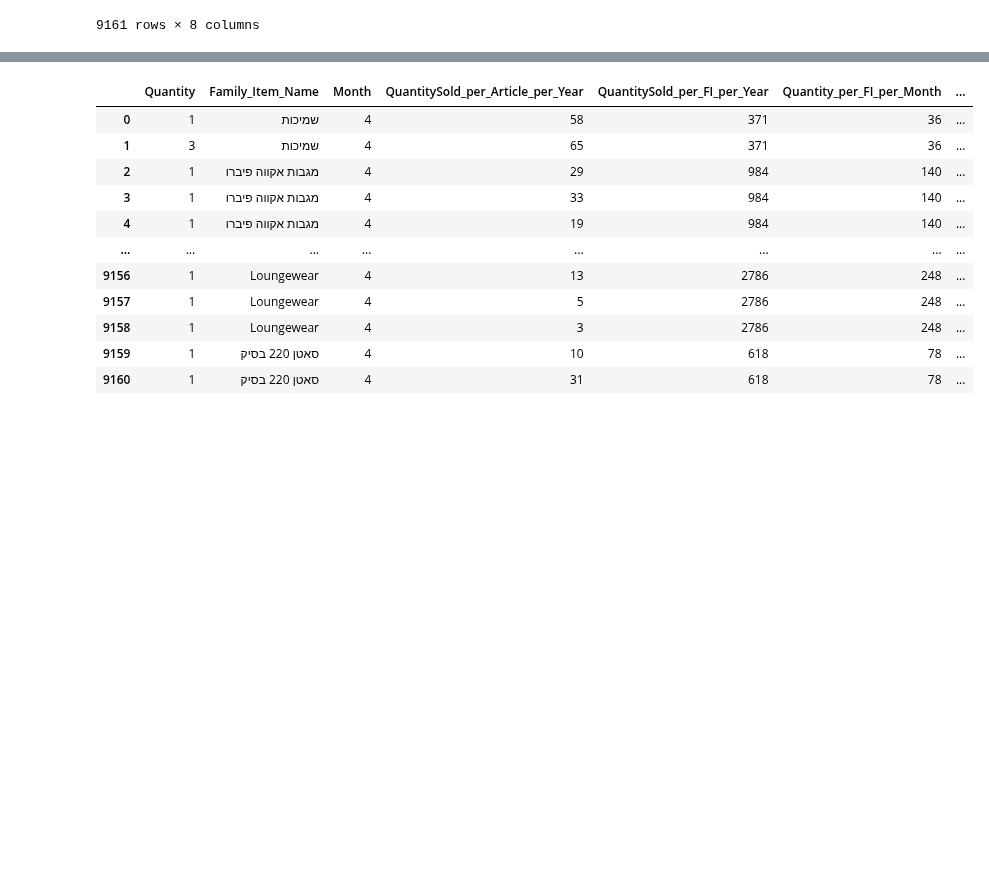
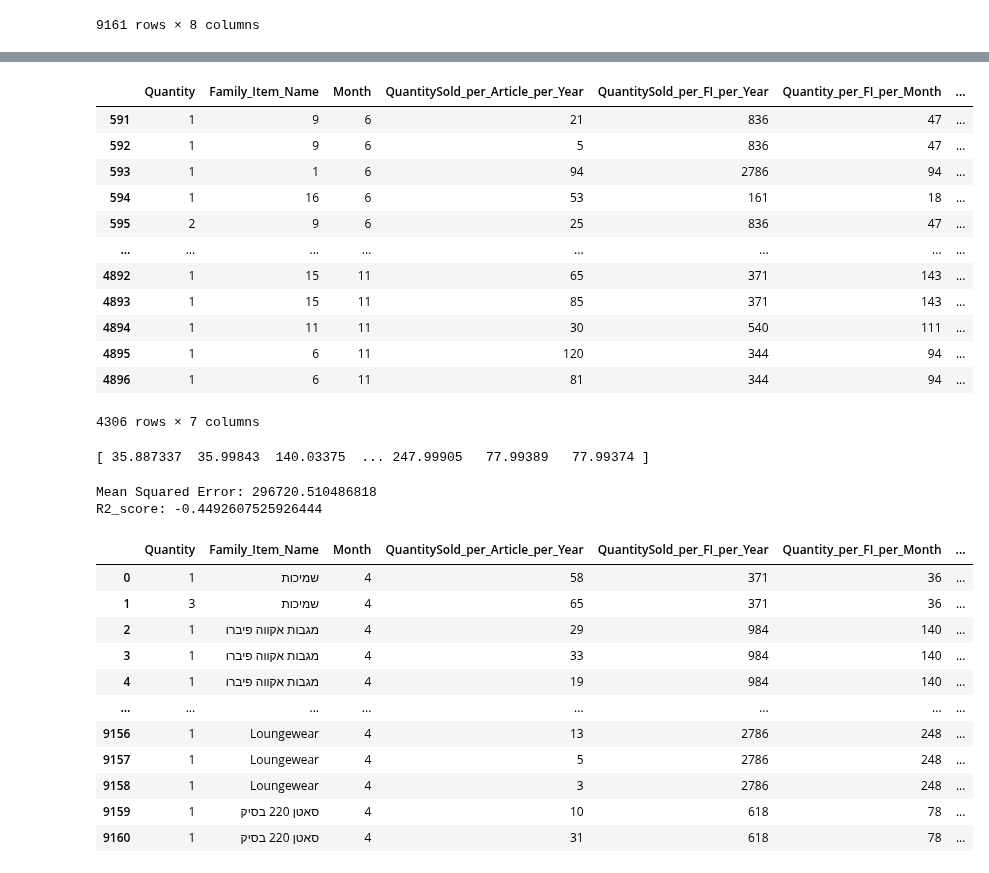
Before and after one commit to Nlasry1996/Nautica-Home, a Jupyter notebook: FamilyItemPred.ipynb, the cells around one changed output, grey strips where cells are left out. Saved outputs shown, nothing was run; the diff lists cells and outputs as text; code cells hidden in the pictures; blank space fills up the shorter version.

```diff
--- a/FamilyItemPred.ipynb
+++ b/FamilyItemPred.ipynb
@@ -574,3 +614,51 @@ df
+# %%
+df_secpart=df[df['Month'] > 5].copy()
+df_secpart= df_secpart.iloc[:4306]
+df_secpart=df_secpart.drop(['Predictions_FI'],axis=1)
+df_secpart
+# %% [output]
+|  | Quantity | Family_Item_Name | Month | QuantitySold_per_Article_per_Year | QuantitySold_per_FI_per_Year | Quantity_per_FI_per_Month | ... |
+| 591 | 1 | 9 | 6 | 21 | 836 | 47 | ... |
+| 592 | 1 | 9 | 6 | 5 | 836 | 47 | ... |
+| 593 | 1 | 1 | 6 | 94 | 2786 | 94 | ... |
+| 594 | 1 | 16 | 6 | 53 | 161 | 18 | ... |
+| 595 | 2 | 9 | 6 | 25 | 836 | 47 | ... |
+| ... | ... | ... | ... | ... | ... | ... | ... |
+| 4892 | 1 | 15 | 11 | 65 | 371 | 143 | ... |
+| 4893 | 1 | 15 | 11 | 85 | 371 | 143 | ... |
+| 4894 | 1 | 11 | 11 | 30 | 540 | 111 | ... |
+| 4895 | 1 | 6 | 11 | 120 | 344 | 94 | ... |
+| 4896 | 1 | 6 | 11 | 81 | 344 | 94 | ... |
+4306 rows × 7 columns
+# %%
+import xgboost as xgb
+from sklearn.model_selection import train_test_split
+
+# Splitting the data into features (X) and target variable (y)
+X = df_firstpart.drop(['Quantity_per_FI_per_Month'], axis=1)
+y = df_firstpart['Quantity_per_FI_per_Month']
+
+# Creating the XGBoost regression model
+model = xgb.XGBRegressor()
+
+# Training the model
+model.fit(X,y)
+
+# Making predictions on the test set
+y_pred_firstpart = model.predict(X)
+print(y_pred_firstpart)
+# %% [output]
+[ 35.887337  35.99843  140.03375  ... 247.99905   77.99389   77.99374 ]
+# %%
+from sklearn.metrics import mean_squared_error
+from sklearn.metrics import r2_score
+# Evaluating the model using mean squared error
+mse = mean_squared_error(y_pred_firstpart, df_secpart['Quantity_per_FI_per_Month'])
+print("Mean Squared Error:", mse)
+print("R2_score:",r2_score(y_pred_firstpart, df_secpart['Quantity_per_FI_per_Month']))
+# %% [output]
+Mean Squared Error: 296720.510486818
+R2_score: -0.4492607525926444
 # %%
 df['Family_Item_Name']=label_encoder.inverse_transform(df['Family_Item_Name'])
 df
```
Also changed, not shown: parts of 5 cells of this notebook.
